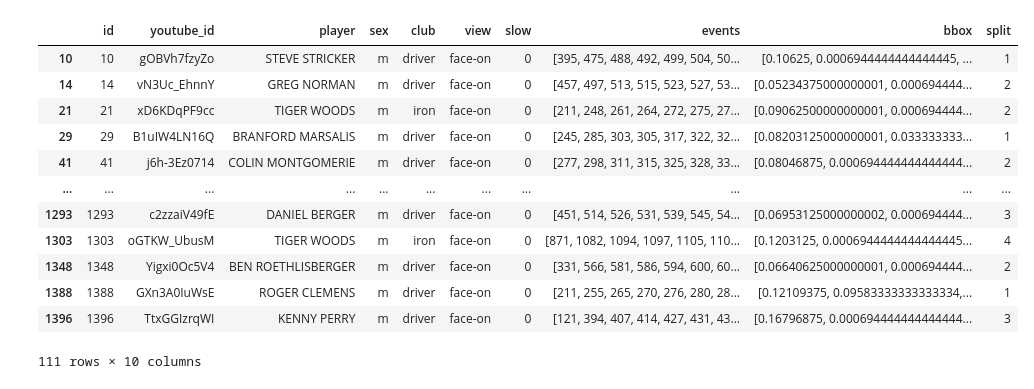
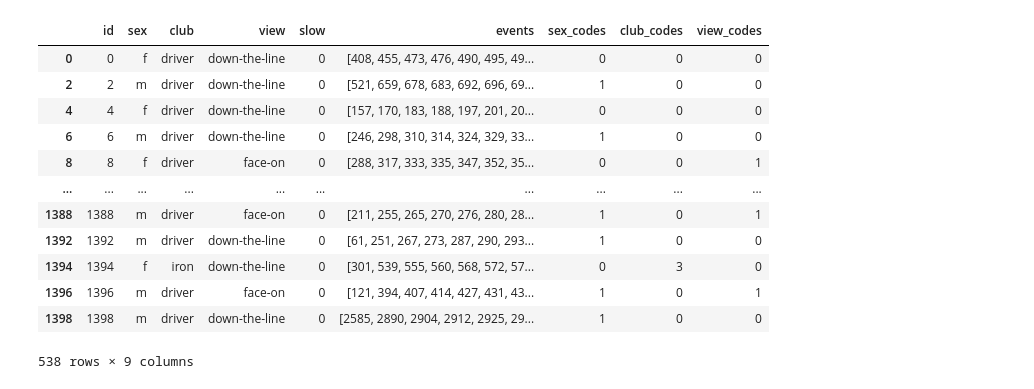
Before and after one commit to mh1300/swing-analysis-prototyping, a Jupyter notebook: notebooks/Segmenting_DataPreprocessing.ipynb, the cells around one changed output. Cells and saved outputs as stored; diff of their text form; code cells hidden in the pictures.

```diff
--- a/notebooks/Segmenting_DataPreprocessing.ipynb
+++ b/notebooks/Segmenting_DataPreprocessing.ipynb
@@ -59,28 +117,32 @@ PoseLandmarkerOptions = mp.tasks.vision.PoseLandmarkerOptions
 VisionRunningMode = mp.tasks.vision.RunningMode
 # %%
 # Read in the swing segmentation data
-df = pd.read_pickle('../data/golfDB.pkl')
-# df['events'][0]
-df = df[df['sex'] == 'm']
+df = pd.read_pickle('../data/GolfDB_Filtered.pkl')
+df['sex'] = df['sex'].astype('category')
+df['club'] = df['club'].astype('category')
+df['view'] = df['view'].astype('category')
 
-# Get the faceOn Data
-df_faceOn = df[df['view'] == 'face-on']
-df_faceOn = df_faceOn[df_faceOn['slow'] == 0]
-df_faceOn
+df['sex_codes'] = df['sex'].cat.codes
+df['club_codes'] = df['club'].cat.codes
+df['view_codes'] = df['view'].cat.codes
+
+df = df.drop(columns=['youtube_id','handedness','bbox', 'player', 'split'])
+# df = df[df['view'] == 'face-on']
+df
 # %% [output]
-|  | id | youtube_id | player | sex | club | view | slow | events | bbox | split |
-| 10 | 10 | gOBVh7fzyZo | STEVE STRICKER | m | driver | face-on | 0 | [395, 475, 488, 492, 499, 504, 50... | [0.10625, 0.0006944444444444445, ... | 1 |
-| 14 | 14 | vN3Uc_EhnnY | GREG NORMAN | m | driver | face-on | 0 | [457, 497, 513, 515, 523, 527, 53... | [0.05234375000000001, 0.000694444... | 2 |
-| 21 | 21 | xD6KDqPF9cc | TIGER WOODS | m | iron | face-on | 0 | [211, 248, 261, 264, 272, 275, 27... | [0.09062500000000001, 0.000694444... | 2 |
-| 29 | 29 | B1uIW4LN16Q | BRANFORD MARSALIS | m | driver | face-on | 0 | [245, 285, 303, 305, 317, 322, 32... | [0.08203125000000001, 0.033333333... | 1 |
-| 41 | 41 | j6h-3Ez0714 | COLIN MONTGOMERIE | m | driver | face-on | 0 | [277, 298, 311, 315, 325, 328, 33... | [0.08046875, 0.000694444444444444... | 2 |
-| ... | ... | ... | ... | ... | ... | ... | ... | ... | ... | ... |
-| 1293 | 1293 | c2zzaiV49fE | DANIEL BERGER | m | driver | face-on | 0 | [451, 514, 526, 531, 539, 545, 54... | [0.06953125000000002, 0.000694444... | 3 |
-| 1303 | 1303 | oGTKW_UbusM | TIGER WOODS | m | iron | face-on | 0 | [871, 1082, 1094, 1097, 1105, 110... | [0.1203125, 0.0006944444444444445... | 4 |
-| 1348 | 1348 | Yigxi0Oc5V4 | BEN ROETHLISBERGER | m | driver | face-on | 0 | [331, 566, 581, 586, 594, 600, 60... | [0.06640625000000001, 0.000694444... | 2 |
-| 1388 | 1388 | GXn3A0IuWsE | ROGER CLEMENS | m | driver | face-on | 0 | [211, 255, 265, 270, 276, 280, 28... | [0.12109375, 0.09583333333333334,... | 1 |
-| 1396 | 1396 | TtxGGIzrqWI | KENNY PERRY | m | driver | face-on | 0 | [121, 394, 407, 414, 427, 431, 43... | [0.16796875, 0.000694444444444444... | 3 |
+|  | id | sex | club | view | slow | events | sex_codes | club_codes | view_codes |
+| 0 | 0 | f | driver | down-the-line | 0 | [408, 455, 473, 476, 490, 495, 49... | 0 | 0 | 0 |
+| 2 | 2 | m | driver | down-the-line | 0 | [521, 659, 678, 683, 692, 696, 69... | 1 | 0 | 0 |
+| 4 | 4 | f | driver | down-the-line | 0 | [157, 170, 183, 188, 197, 201, 20... | 0 | 0 | 0 |
+| 6 | 6 | m | driver | down-the-line | 0 | [246, 298, 310, 314, 324, 329, 33... | 1 | 0 | 0 |
+| 8 | 8 | f | driver | face-on | 0 | [288, 317, 333, 335, 347, 352, 35... | 0 | 0 | 1 |
+| ... | ... | ... | ... | ... | ... | ... | ... | ... | ... |
+| 1388 | 1388 | m | driver | face-on | 0 | [211, 255, 265, 270, 276, 280, 28... | 1 | 0 | 1 |
+| 1392 | 1392 | m | driver | down-the-line | 0 | [61, 251, 267, 273, 287, 290, 293... | 1 | 0 | 0 |
+| 1394 | 1394 | f | iron | down-the-line | 0 | [301, 539, 555, 560, 568, 572, 57... | 0 | 3 | 0 |
+| 1396 | 1396 | m | driver | face-on | 0 | [121, 394, 407, 414, 427, 431, 43... | 1 | 0 | 1 |
+| 1398 | 1398 | m | driver | down-the-line | 0 | [2585, 2890, 2904, 2912, 2925, 29... | 1 | 0 | 0 |
-111 rows × 10 columns
+538 rows × 9 columns
 # %%
 # Create a pose landmarker instance with video mode on
 options = PoseLandmarkerOptions(
```
Also changed, not shown: parts of 5 cells of this notebook, 2 other files.
